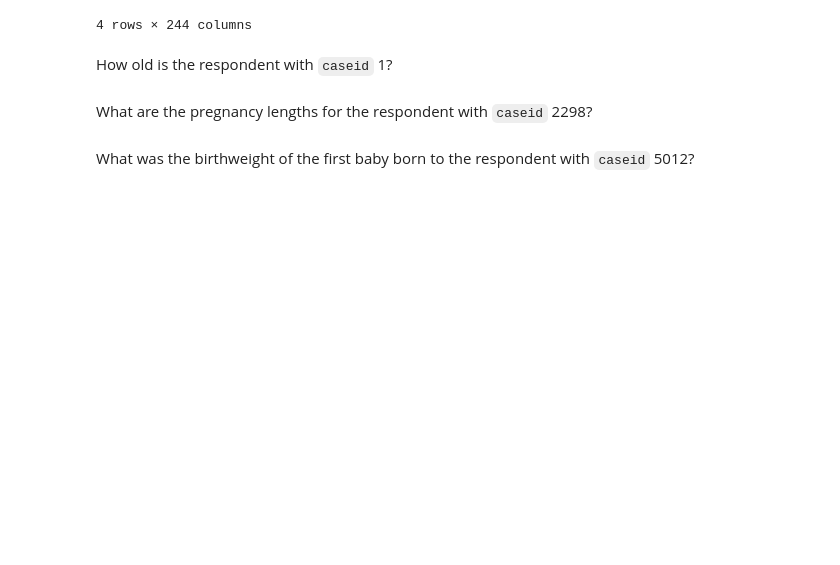
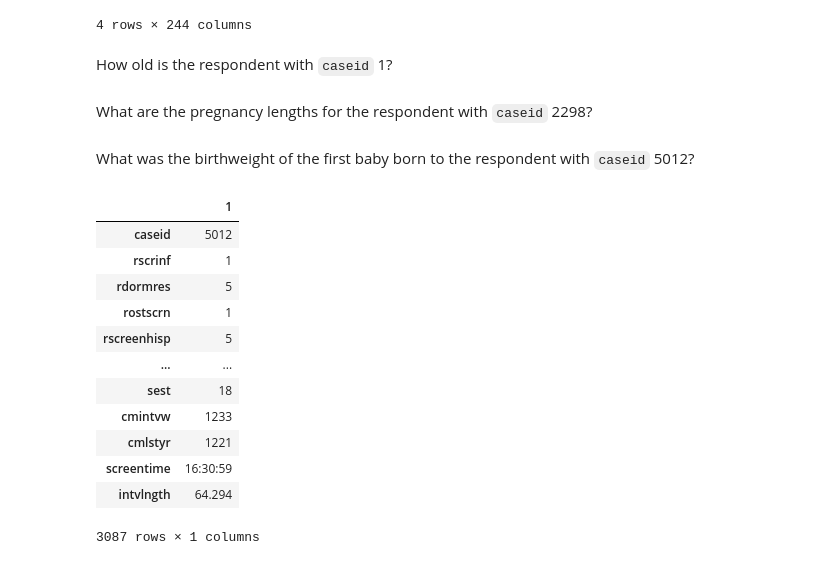
Before and after one commit to fadesere/ThinkStats2, a Jupyter notebook: code/chap01ex.ipynb, the cells around one changed output. Drawn from its saved outputs; the diff is of its cells as text; code cells hidden in the pictures; blank space fills up the shorter version.

```diff
--- a/code/chap01ex.ipynb
+++ b/code/chap01ex.ipynb
@@ -424,0 +427,17 @@ What was the birthweight of the first baby born to the respondent with `caseid`
+# %%
+df =resp[resp.caseid==5012].transpose()
+df
+# %% [output]
+|  | 1 |
+| caseid | 5012 |
+| rscrinf | 1 |
+| rdormres | 5 |
+| rostscrn | 1 |
+| rscreenhisp | 5 |
+| ... | ... |
+| sest | 18 |
+| cmintvw | 1233 |
+| cmlstyr | 1221 |
+| screentime | 16:30:59 |
+| intvlngth | 64.294 |
+3087 rows × 1 columns
```
Also changed, not shown: parts of 3 cells of this notebook, 1 other file.
